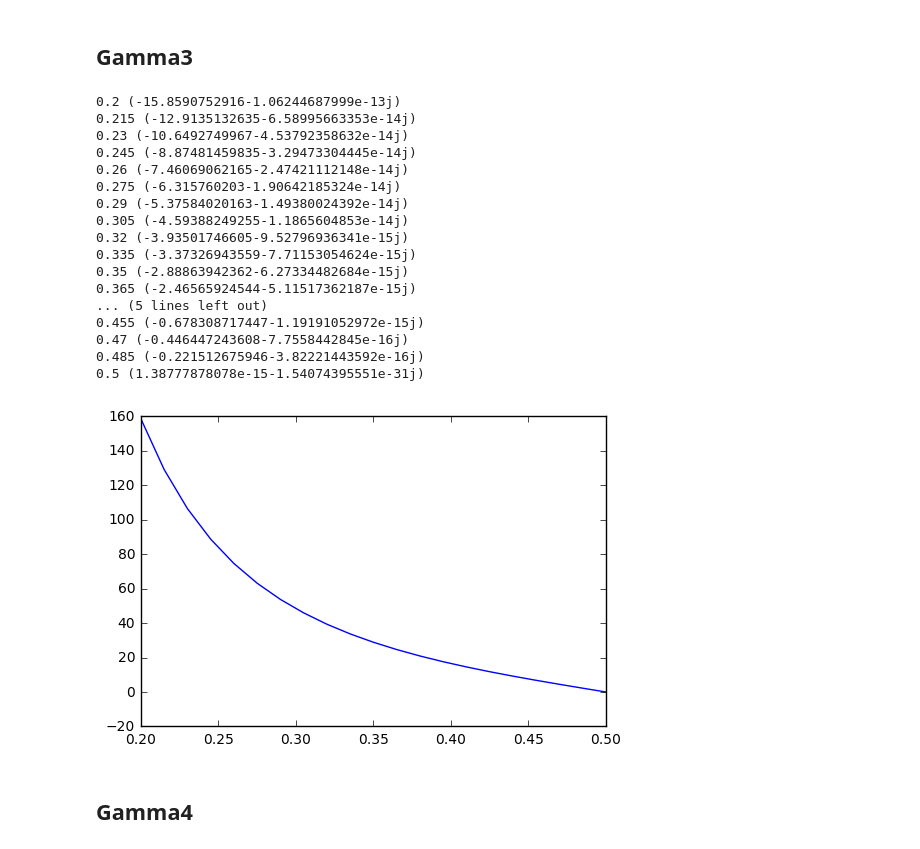
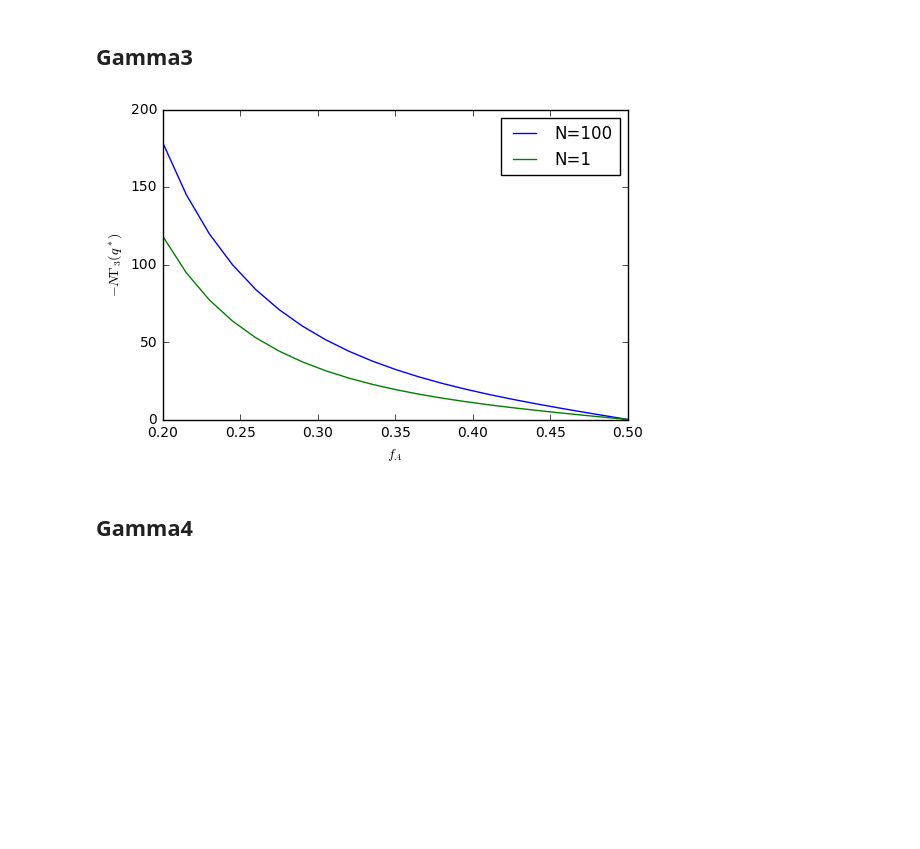
Before and after one commit to qmacAstanford/MultiPointCalculation, a Jupyter notebook: TestGAMcalc.ipynb, the cells around one changed output. Saved outputs shown, nothing was run; the diff lists cells and outputs as text; code cells hidden in the pictures; blank space fills up the shorter version.

```diff
--- a/TestGAMcalc.ipynb
+++ b/TestGAMcalc.ipynb
@@ -79,42 +70,30 @@ plt.show()
 [figure]
 # %% [markdown]
 ## Gamma3
-# %%
-N = 10
-nlam = 20
-pset=propagator.prop_set(nlam=nlam)
-
-FAV = np.linspace(.2, .5, 21)
-GAM3 = np.zeros((len(FAV)), dtype='complex')
-KSV = np.zeros((len(FAV)))
-
-for ind, FA in enumerate(FAV):
-    KS = spinodal(pset, N, FA)
-    Ks = set3Ks(KS)
-
-    KSV[ind] = KS
-    GAM3[ind] = gamma3(pset, N, FA, Ks)
-
-plt.plot(FAV, -np.real(N*GAM3), color='blue')
-plt.show()
-# %% [output]
-0.2 (-15.8590752916-1.06244687999e-13j)
-0.215 (-12.9135132635-6.58995663353e-14j)
-0.23 (-10.6492749967-4.53792358632e-14j)
-0.245 (-8.87481459835-3.29473304445e-14j)
-0.26 (-7.46069062165-2.47421112148e-14j)
-0.275 (-6.315760203-1.90642185324e-14j)
-0.29 (-5.37584020163-1.49380024392e-14j)
-0.305 (-4.59388249255-1.1865604853e-14j)
-0.32 (-3.93501746605-9.52796936341e-15j)
-0.335 (-3.37326943559-7.71153054624e-15j)
-0.35 (-2.88863942362-6.27334482684e-15j)
-0.365 (-2.46565924544-5.11517362187e-15j)
-... (5 lines left out)
-0.455 (-0.678308717447-1.19191052972e-15j)
-0.47 (-0.446447243608-7.7558442845e-16j)
-0.485 (-0.221512675946-3.82221443592e-16j)
-0.5 (1.38777878078e-15-1.54074395551e-31j)
-[figure, removed]
+# %%
+FAV = np.linspace(.2, .5, 21)
+pset=propagator.prop_set(nlam=10)
+
+N = 100
+GAM3N_N100 = np.zeros((len(FAV)), dtype='complex')
+for ind, FA in enumerate(FAV):
+    Ks = set3Ks(spinodal(pset, N, FA))
+    GAM3N_N100[ind] = gamma3(pset, N, FA, Ks)*N
+
+N = 1
+GAM3N_N1 = np.zeros((len(FAV)), dtype='complex')
+for ind, FA in enumerate(FAV):
+    Ks = set3Ks(spinodal(pset, N, FA))
+    GAM3N_N1[ind] = gamma3(pset, N, FA, Ks)*N
+# %%
+plt.plot(FAV, -GAM3N_N100.real, label='N=100')
+plt.plot(FAV, -GAM3N_N1.real, label='N=1')
+plt.xlabel('$f_A$')
+plt.ylabel('$-N\Gamma_{3}(q^*)$')
+plt.legend(loc=1)
+plt.axis([.2,.5,0,200])
+plt.show()
+# %% [output]
+[figure, added]
 # %% [markdown]
 ## Gamma4
```
Also changed, not shown: parts of 5 cells of this notebook, 5 other files.
